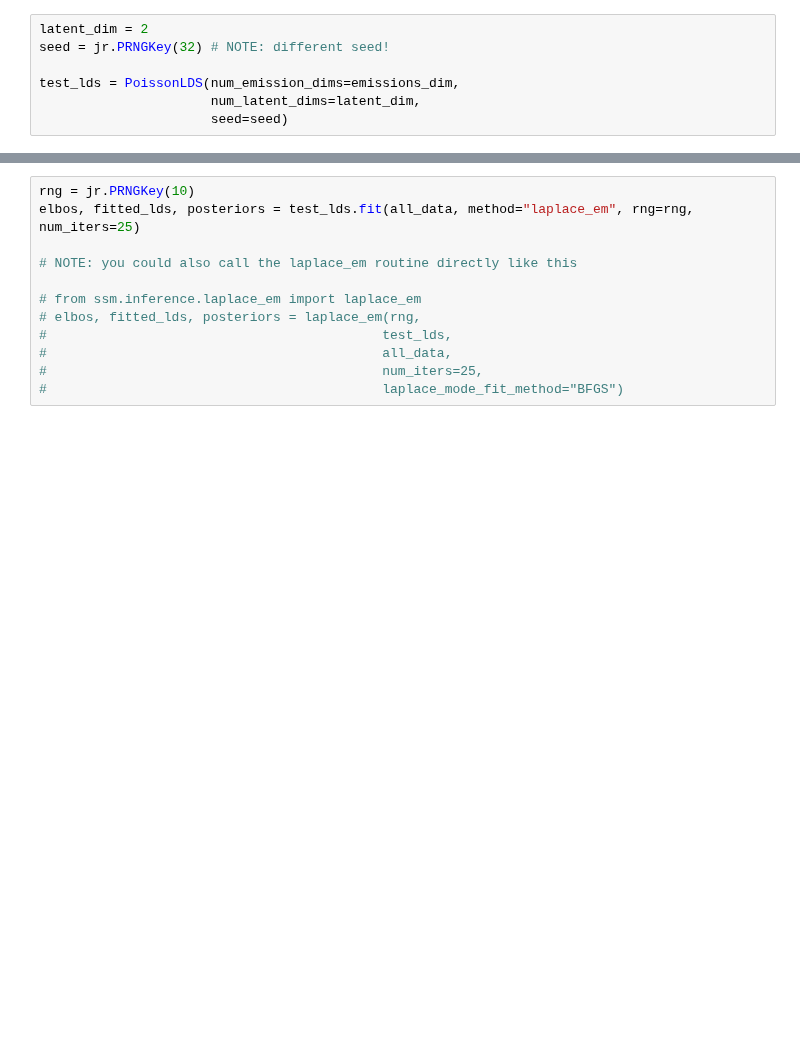
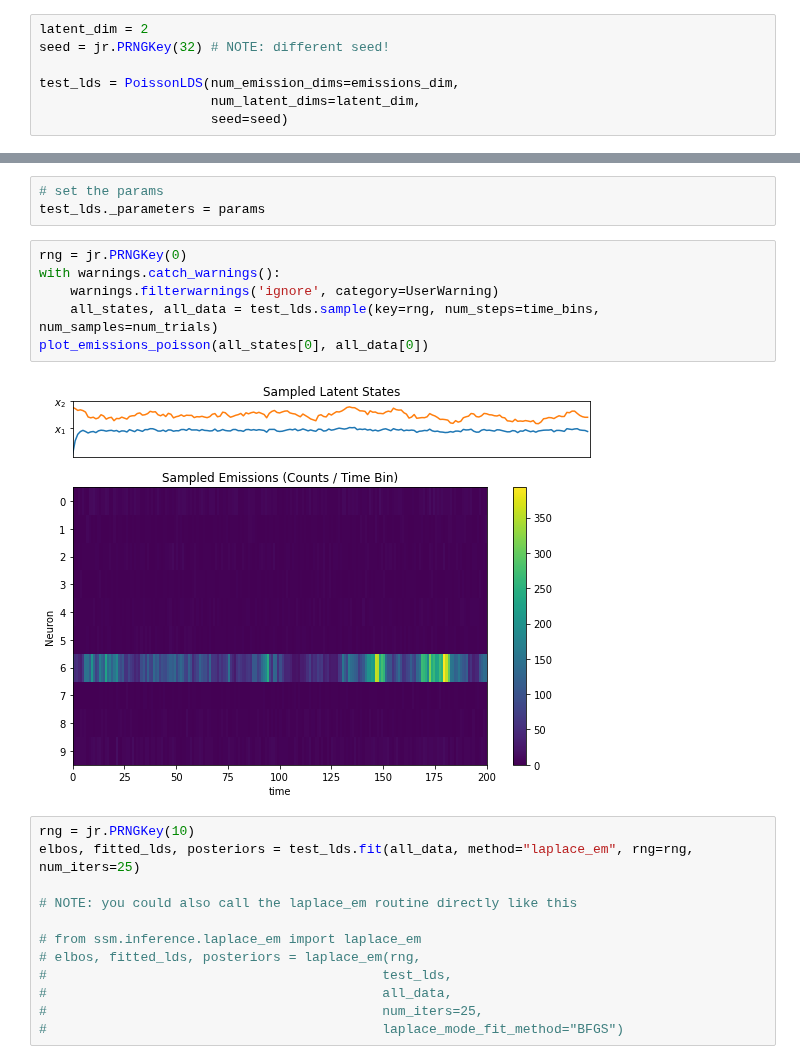
Before and after one commit to lindermanlab/ssm-jax, a Jupyter notebook: notebooks/poisson-lds-example.ipynb, the cells around one changed output, grey strips where cells are left out. Cells and saved outputs as stored; diff of their text form; blank space fills up the shorter version.

```diff
--- a/notebooks/poisson-lds-example.ipynb
+++ b/notebooks/poisson-lds-example.ipynb
@@ -230,3 +274,14 @@ test_lds = PoissonLDS(num_emission_dims=emissions_dim,
+# %%
+# set the params
+test_lds._parameters = params
+# %%
+rng = jr.PRNGKey(0)
+with warnings.catch_warnings():
+    warnings.filterwarnings('ignore', category=UserWarning)
+    all_states, all_data = test_lds.sample(key=rng, num_steps=time_bins, num_samples=num_trials)
+plot_emissions_poisson(all_states[0], all_data[0])
+# %% [output]
+[figure, added]
 # %%
 rng = jr.PRNGKey(10)
 elbos, fitted_lds, posteriors = test_lds.fit(all_data, method="laplace_em", rng=rng, num_iters=25)
```
Also changed, not shown: parts of 4 cells of this notebook, 5 other files.
